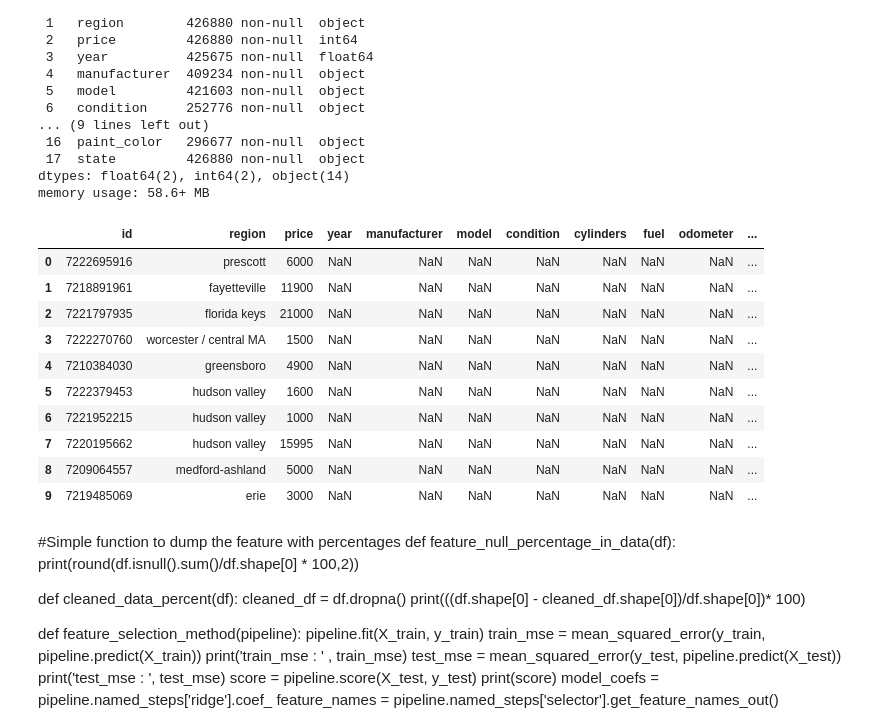
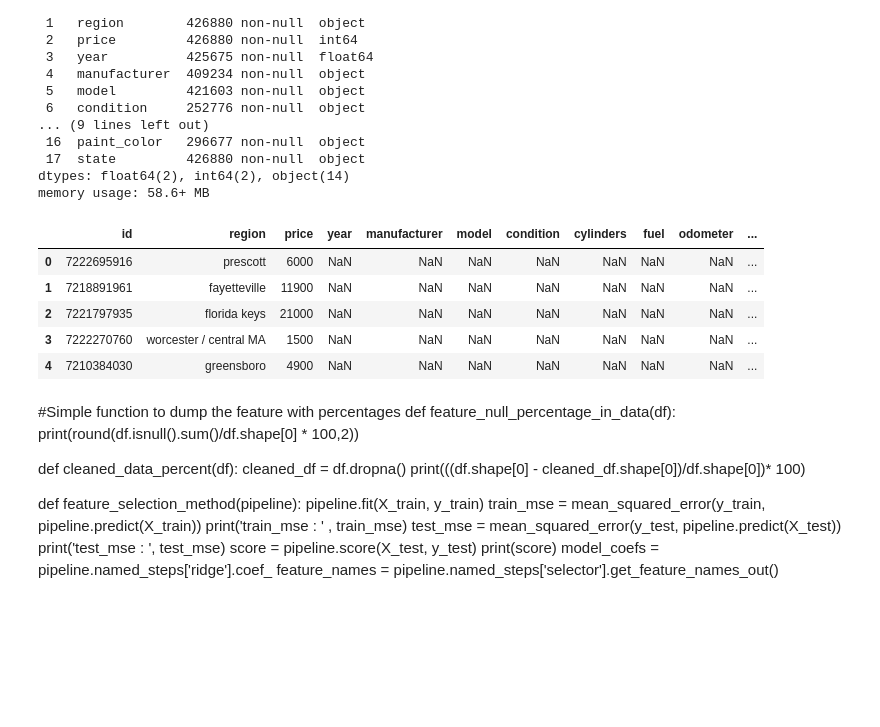
Before and after one commit to smunjal/AIML, a Jupyter notebook: PA_11/module_11.ipynb, the cells around one changed output. Drawn from its saved outputs; the diff is of its cells as text; code cells hidden in the pictures; blank space fills up the shorter version.

```diff
--- a/PA_11/module_11.ipynb
+++ b/PA_11/module_11.ipynb
@@ -102,19 +104,14 @@ Data columns (total 18 columns):
 dtypes: float64(2), int64(2), object(14)
 memory usage: 58.6+ MB
 # %%
-used_cars_df.head(10)
+used_cars_df.head(5)
 # %% [output]
 |  | id | region | price | year | manufacturer | model | condition | cylinders | fuel | odometer | ... |
 | 0 | 7222695916 | prescott | 6000 | NaN | NaN | NaN | NaN | NaN | NaN | NaN | ... |
 | 1 | 7218891961 | fayetteville | 11900 | NaN | NaN | NaN | NaN | NaN | NaN | NaN | ... |
 | 2 | 7221797935 | florida keys | 21000 | NaN | NaN | NaN | NaN | NaN | NaN | NaN | ... |
 | 3 | 7222270760 | worcester / central MA | 1500 | NaN | NaN | NaN | NaN | NaN | NaN | NaN | ... |
 | 4 | 7210384030 | greensboro | 4900 | NaN | NaN | NaN | NaN | NaN | NaN | NaN | ... |
-| 5 | 7222379453 | hudson valley | 1600 | NaN | NaN | NaN | NaN | NaN | NaN | NaN | ... |
-| 6 | 7221952215 | hudson valley | 1000 | NaN | NaN | NaN | NaN | NaN | NaN | NaN | ... |
-| 7 | 7220195662 | hudson valley | 15995 | NaN | NaN | NaN | NaN | NaN | NaN | NaN | ... |
-| 8 | 7209064557 | medford-ashland | 5000 | NaN | NaN | NaN | NaN | NaN | NaN | NaN | ... |
-| 9 | 7219485069 | erie | 3000 | NaN | NaN | NaN | NaN | NaN | NaN | NaN | ... |
 # %% [markdown]
 
 #Simple function to dump the feature with percentages
```
Also changed, not shown: parts of 60 cells of this notebook, 1 other file.
